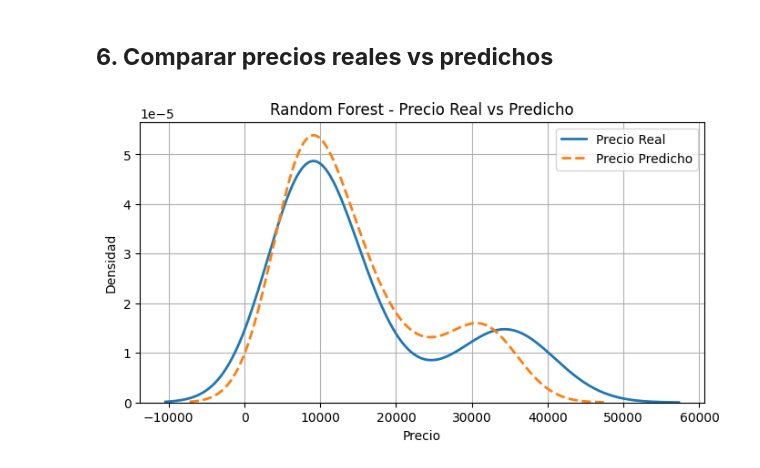
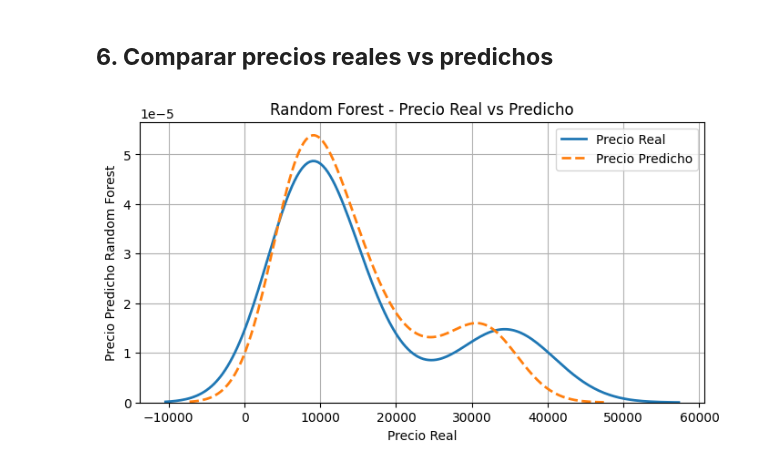
Before and after one commit to Jose-Gabriel-Rodriguez/MachineLearning, a Jupyter notebook: Unidad2/4_Random_Forest_Regresion_Automobile.ipynb, the cells around one changed output. Drawn from its saved outputs; the diff is of its cells as text; code cells hidden in the pictures.

```diff
--- a/Unidad2/4_Random_Forest_Regresion_Automobile.ipynb
+++ b/Unidad2/4_Random_Forest_Regresion_Automobile.ipynb
@@ -108,15 +108,15 @@ print(rmse)  # Aproximadamente 3,100
 # %%
 # Comparación visual de distribuciones
 plt.figure(figsize=(8, 4))
 
 sns.kdeplot(y_test, label='Precio Real', linewidth=2)
 sns.kdeplot(y_pred_rf, label='Precio Predicho', linewidth=2, linestyle='--')
 
 plt.title('Random Forest - Precio Real vs Predicho')
-plt.xlabel('Precio')
-plt.ylabel('Densidad')
+plt.xlabel('Precio Real')
+plt.ylabel('Precio Predicho Random Forest')
 plt.legend()
 plt.grid(True)
 plt.show()
 # %% [output]
-[figure, old version]
+[figure, new version]
```
Also changed, not shown: parts of 6 cells of this notebook.
